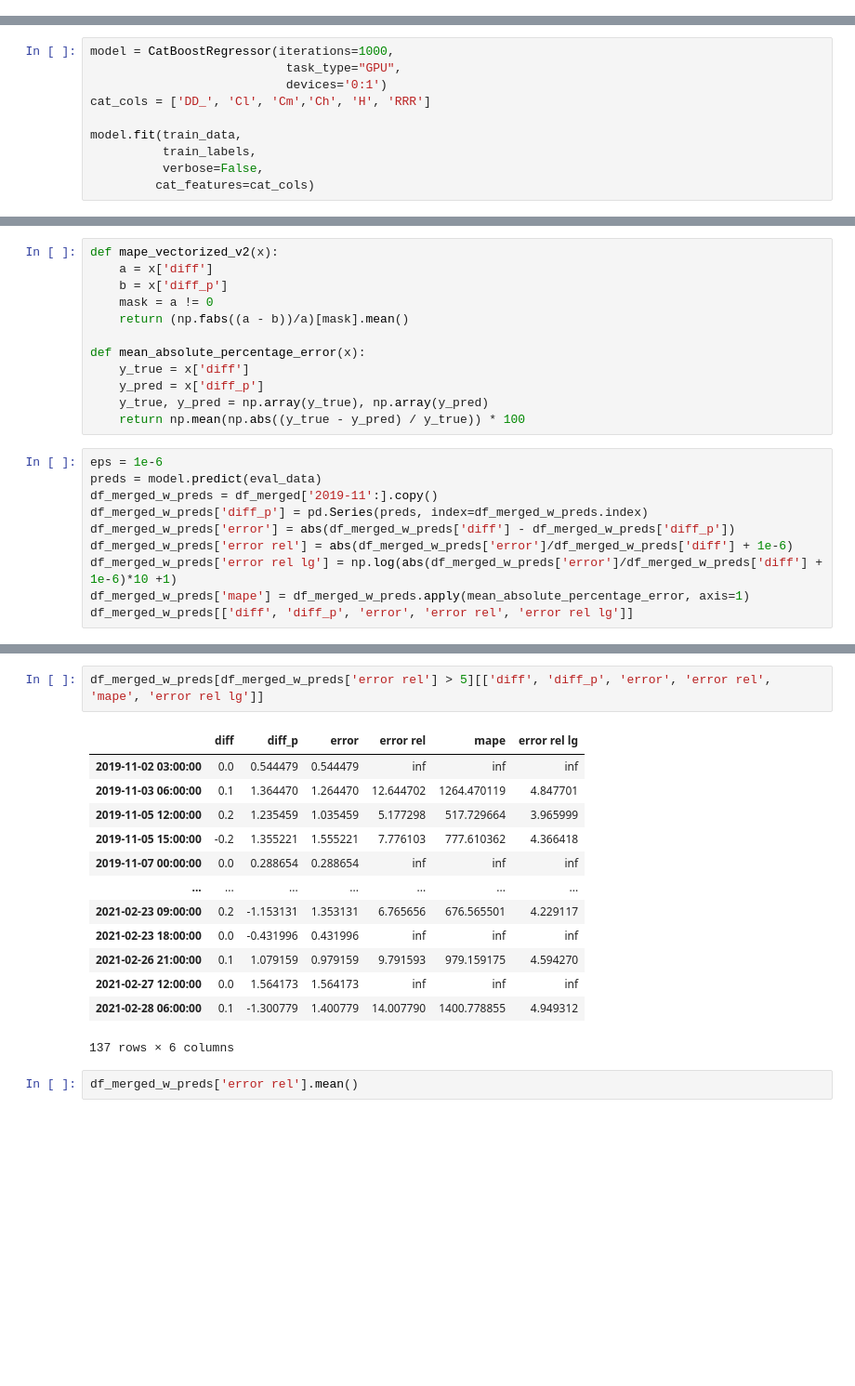
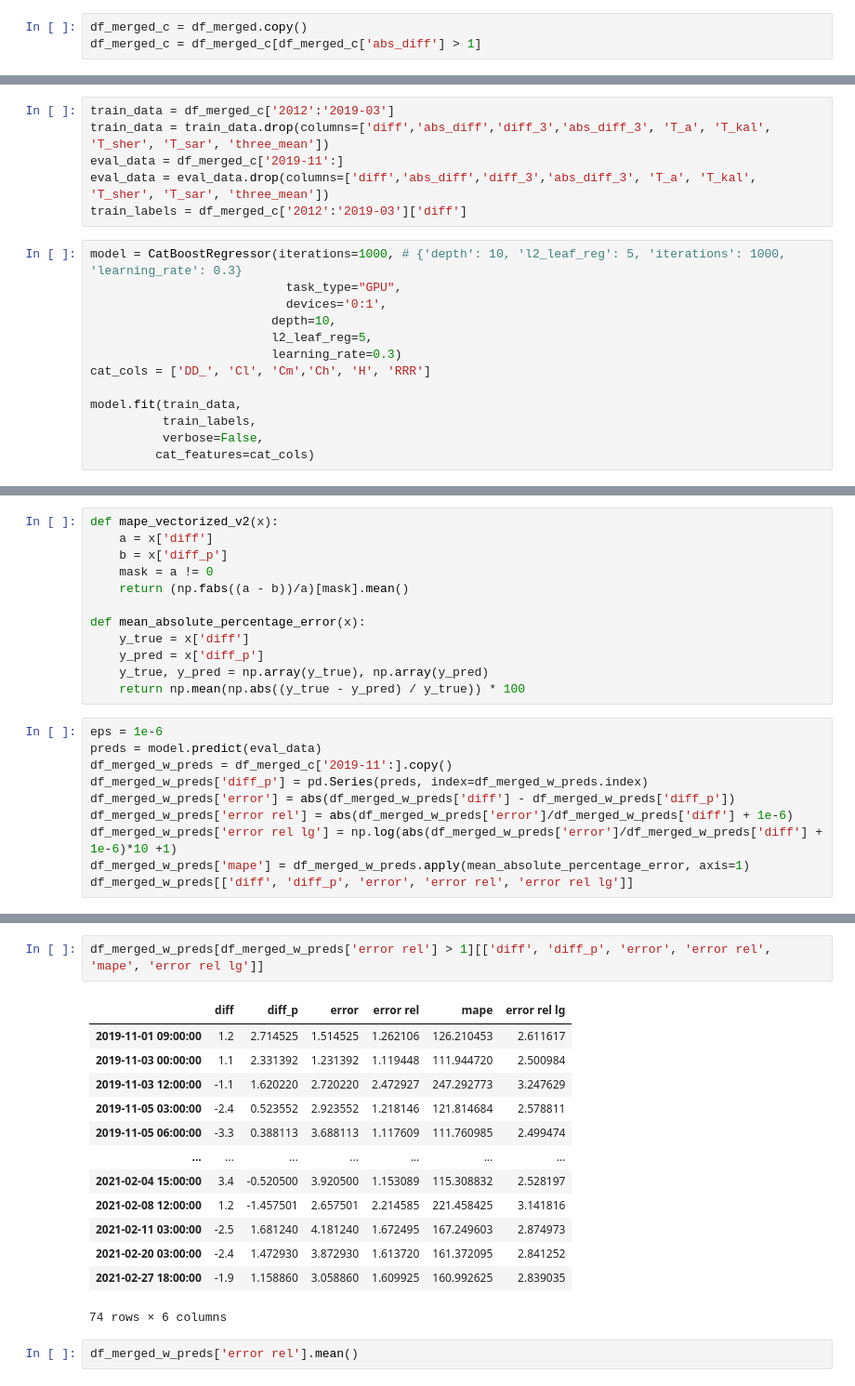
Before and after one commit to dimka11/coursework, a Jupyter notebook: NewData/predict.ipynb, the cells around one changed output, grey strips where cells are left out. Shown at 93% size. Drawn from its saved outputs; the diff is of its cells as text; blank space fills up the shorter version.

```diff
--- a/NewData/predict.ipynb
+++ b/NewData/predict.ipynb
@@ -27,5 +30,8 @@ df_merged
 8499 rows × 21 columns
 # %% [markdown]
 ### предсказание разницы температуры
+# %%
+df_merged_c = df_merged.copy()
+df_merged_c = df_merged_c[df_merged_c['abs_diff'] > 1]
 # %%
 # try catboost reg
@@ -45,7 +51,16 @@ train_labels = df_merged_c['2012':'2019-03']['diff']
+# %%
+train_data = df_merged_c['2012':'2019-03']
+train_data = train_data.drop(columns=['diff','abs_diff','diff_3','abs_diff_3', 'T_a', 'T_kal', 'T_sher', 'T_sar', 'three_mean'])
+eval_data = df_merged_c['2019-11':]
+eval_data = eval_data.drop(columns=['diff','abs_diff','diff_3','abs_diff_3', 'T_a', 'T_kal', 'T_sher', 'T_sar', 'three_mean'])
+train_labels = df_merged_c['2012':'2019-03']['diff']
 # %%
-model = CatBoostRegressor(iterations=1000,
+model = CatBoostRegressor(iterations=1000, # {'depth': 10, 'l2_leaf_reg': 5, 'iterations': 1000, 'learning_rate': 0.3}
                            task_type="GPU",
-                           devices='0:1')
+                           devices='0:1',
+                         depth=10,
+                         l2_leaf_reg=5,
+                         learning_rate=0.3)
 cat_cols = ['DD_', 'Cl', 'Cm','Ch', 'H', 'RRR']
 
 model.fit(train_data,
@@ -135,7 +154,7 @@ def mean_absolute_percentage_error(x):
 # %%
 eps = 1e-6
 preds = model.predict(eval_data)
-df_merged_w_preds = df_merged['2019-11':].copy()
+df_merged_w_preds = df_merged_c['2019-11':].copy()
 df_merged_w_preds['diff_p'] = pd.Series(preds, index=df_merged_w_preds.index)
 df_merged_w_preds['error'] = abs(df_merged_w_preds['diff'] - df_merged_w_preds['diff_p'])
 df_merged_w_preds['error rel'] = abs(df_merged_w_preds['error']/df_merged_w_preds['diff'] + 1e-6)
@@ -159,19 +178,19 @@ df_merged_w_preds[['diff', 'diff_p', 'error', 'error rel', 'error rel lg']]
 # %%
-df_merged_w_preds[df_merged_w_preds['error rel'] > 5][['diff', 'diff_p', 'error', 'error rel', 'mape', 'error rel lg']]
+df_merged_w_preds[df_merged_w_preds['error rel'] > 1][['diff', 'diff_p', 'error', 'error rel', 'mape', 'error rel lg']]
 # %% [output]
 |  | diff | diff_p | error | error rel | mape | error rel lg |
-| 2019-11-02 03:00:00 | 0.0 | 0.544479 | 0.544479 | inf | inf | inf |
-| 2019-11-03 06:00:00 | 0.1 | 1.364470 | 1.264470 | 12.644702 | 1264.470119 | 4.847701 |
-| 2019-11-05 12:00:00 | 0.2 | 1.235459 | 1.035459 | 5.177298 | 517.729664 | 3.965999 |
-| 2019-11-05 15:00:00 | -0.2 | 1.355221 | 1.555221 | 7.776103 | 777.610362 | 4.366418 |
-| 2019-11-07 00:00:00 | 0.0 | 0.288654 | 0.288654 | inf | inf | inf |
+| 2019-11-01 09:00:00 | 1.2 | 2.714525 | 1.514525 | 1.262106 | 126.210453 | 2.611617 |
+| 2019-11-03 00:00:00 | 1.1 | 2.331392 | 1.231392 | 1.119448 | 111.944720 | 2.500984 |
+| 2019-11-03 12:00:00 | -1.1 | 1.620220 | 2.720220 | 2.472927 | 247.292773 | 3.247629 |
+| 2019-11-05 03:00:00 | -2.4 | 0.523552 | 2.923552 | 1.218146 | 121.814684 | 2.578811 |
+| 2019-11-05 06:00:00 | -3.3 | 0.388113 | 3.688113 | 1.117609 | 111.760985 | 2.499474 |
 | ... | ... | ... | ... | ... | ... | ... |
-| 2021-02-23 09:00:00 | 0.2 | -1.153131 | 1.353131 | 6.765656 | 676.565501 | 4.229117 |
-| 2021-02-23 18:00:00 | 0.0 | -0.431996 | 0.431996 | inf | inf | inf |
-| 2021-02-26 21:00:00 | 0.1 | 1.079159 | 0.979159 | 9.791593 | 979.159175 | 4.594270 |
-| 2021-02-27 12:00:00 | 0.0 | 1.564173 | 1.564173 | inf | inf | inf |
-| 2021-02-28 06:00:00 | 0.1 | -1.300779 | 1.400779 | 14.007790 | 1400.778855 | 4.949312 |
+| 2021-02-04 15:00:00 | 3.4 | -0.520500 | 3.920500 | 1.153089 | 115.308832 | 2.528197 |
+| 2021-02-08 12:00:00 | 1.2 | -1.457501 | 2.657501 | 2.214585 | 221.458425 | 3.141816 |
+| 2021-02-11 03:00:00 | -2.5 | 1.681240 | 4.181240 | 1.672495 | 167.249603 | 2.874973 |
+| 2021-02-20 03:00:00 | -2.4 | 1.472930 | 3.872930 | 1.613720 | 161.372095 | 2.841252 |
+| 2021-02-27 18:00:00 | -1.9 | 1.158860 | 3.058860 | 1.609925 | 160.992625 | 2.839035 |
-137 rows × 6 columns
+74 rows × 6 columns
 # %%
 df_merged_w_preds['error rel'].mean()
 # %% [output]
```
Also changed, not shown: parts of 8 cells of this notebook, 5 other files.
